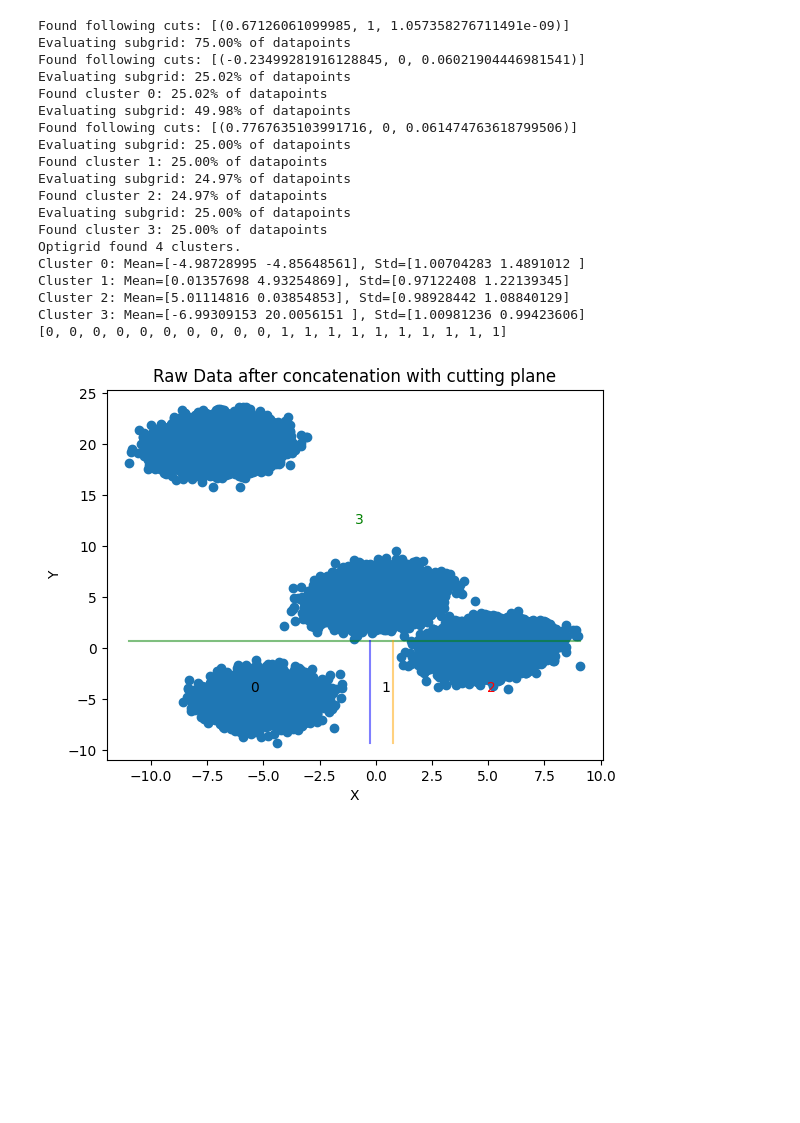
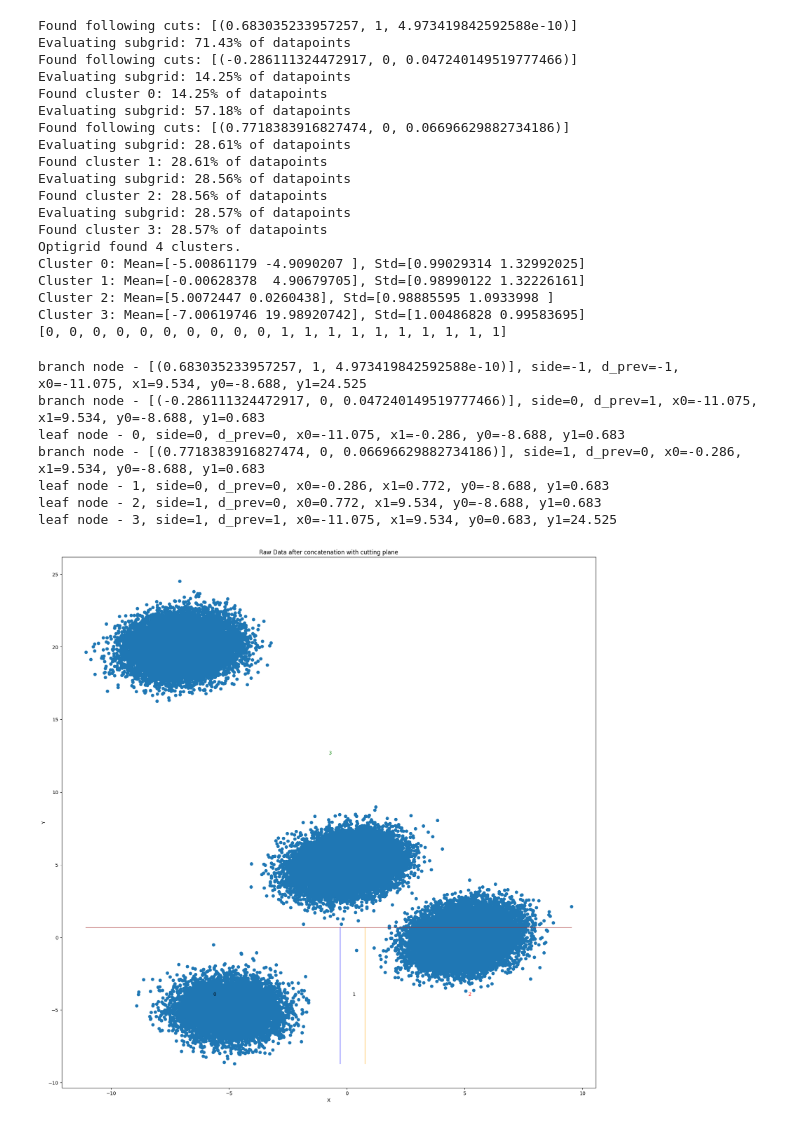
Before and after one commit to krisrjensen/csc730, a Jupyter notebook: assignment 3/20240204_optigrid_assignment3.ipynb, the cells around one changed output. Drawn from its saved outputs; the diff is of its cells as text; code cells hidden in the pictures; blank space fills up the shorter version.

```diff
--- a/assignment 3/20240204_optigrid_assignment3.ipynb
+++ b/assignment 3/20240204_optigrid_assignment3.ipynb
@@ -361,12 +361,12 @@ def generate_cluster_labels(num_clusters):
 
 
 
-num_clusters = 25
+num_clusters = 3
 min_val = -20   # min and max values for the cluster centers
 max_val = 20
-total_points = 1000
+total_points = 100
 mean_distance = 9.0
-std_dev_distance = 3
+std_dev_distance = 2
 
 # Generate cluster labels
 cluster_label_set = generate_cluster_labels(num_clusters)
@@ -519,6 +517,9 @@ import matplotlib.pyplot as plt
 
 from optigrid import optigrid
 
+
+#random seed 42
+np.random.seed(42)
 
 
 # First, generate two separate normal distributions and noise
@@ -551,7 +552,7 @@ noise = np.random.uniform(low=noise_low, high=noise_high, size=(noise_samples, 2
 data = np.concatenate((normal1, normal2, normal3, normal4))#, noise))
 
 # Weight the samples from the first population twice as high
-weights = np.array([2] * normal1_samples + [1] * normal2_samples + [1] * normal3_samples + [1] * normal4_samples)
+weights = np.array([1] * normal1_samples + [1] * normal2_samples + [1] * normal3_samples + [1] * normal4_samples)
 
 # Now we want to standard scale our data. Although it is not necessary, it is recommended for better selection of the parameters and uniform importance of the dimensions.
 data_scaled = (data - np.mean(data, axis=0)) / np.std(data, axis=0)
@@ -591,29 +592,29 @@ print(result)
 ###     [0, 0, 0, 0, 0, 0, 0, 0, 0, 0, 1, 1, 1, 1, 1, 1, 1, 1, 1, 1]
 ### The first ten values belong to the zeroth cluster and the latter ten to the second cluster as expected
 # %% [output]
-Found following cuts: [(0.67126061099985, 1, 1.057358276711491e-09)]
-Evaluating subgrid: 75.00% of datapoints
-Found following cuts: [(-0.23499281916128845, 0, 0.06021904446981541)]
-Evaluating subgrid: 25.02% of datapoints
-Found cluster 0: 25.02% of datapoints
-Evaluating subgrid: 49.98% of datapoints
-Found following cuts: [(0.7767635103991716, 0, 0.061474763618799506)]
-Evaluating subgrid: 25.00% of datapoints
-Found cluster 1: 25.00% of datapoints
-Evaluating subgrid: 24.97% of datapoints
-Found cluster 2: 24.97% of datapoints
-Evaluating subgrid: 25.00% of datapoints
-Found cluster 3: 25.00% of datapoints
+Found following cuts: [(0.683035233957257, 1, 4.973419842592588e-10)]
+Evaluating subgrid: 71.43% of datapoints
+Found following cuts: [(-0.286111324472917, 0, 0.047240149519777466)]
+Evaluating subgrid: 14.25% of datapoints
+Found cluster 0: 14.25% of datapoints
+Evaluating subgrid: 57.18% of datapoints
+Found following cuts: [(0.7718383916827474, 0, 0.06696629882734186)]
+Evaluating subgrid: 28.61% of datapoints
+Found cluster 1: 28.61% of datapoints
+Evaluating subgrid: 28.56% of datapoints
+Found cluster 2: 28.56% of datapoints
+Evaluating subgrid: 28.57% of datapoints
+Found cluster 3: 28.57% of datapoints
 Optigrid found 4 clusters.
-Cluster 0: Mean=[-4.98728995 -4.85648561], Std=[1.00704283 1.4891012 ]
-Cluster 1: Mean=[0.01357698 4.93254869], Std=[0.97122408 1.22139345]
-Cluster 2: Mean=[5.01114816 0.03854853], Std=[0.98928442 1.08840129]
-Cluster 3: Mean=[-6.99309153 20.0056151 ], Std=[1.00981236 0.99423606]
+Cluster 0: Mean=[-5.00861179 -4.9090207 ], Std=[0.99029314 1.32992025]
+Cluster 1: Mean=[-0.00628378  4.90679705], Std=[0.98990122 1.32226161]
+Cluster 2: Mean=[5.0072447 0.0260438], Std=[0.98885595 1.0933998 ]
+Cluster 3: Mean=[-7.00619746 19.98920742], Std=[1.00486828 0.99583695]
 [0, 0, 0, 0, 0, 0, 0, 0, 0, 0, 1, 1, 1, 1, 1, 1, 1, 1, 1, 1]
 # %%
 #create 3d plot of the data
 
-fig = plt.figure()
+fig = plt.figure(figsize=(20,20))
 ax = fig.add_subplot(111)
 ax.scatter(data[:,0], data[:,1])
 ax.set_xlabel('X')
@@ -630,6 +631,7 @@ def plot_cutting_planes(ax, node, side, d_prev, x0, x1, y0, y1):
         return
 
     if  node.cutting_planes is None:
+        print(f'leaf node - {node.cluster_index}, {side=}, {d_prev=}, {x0=:1.3f}, {x1=:1.3f}, {y0=:1.3f}, {y1=:1.3f}')
         if d_prev == 0:
             if side == 0: #left
                 ax.text((x0+x1)/2, (y0+y1)/2, f'{node.cluster_index}', color='black')
@@ -641,6 +643,8 @@ def plot_cutting_planes(ax, node, side, d_prev, x0, x1, y0, y1):
             else: #top
                 ax.text((x1+x0)/2, (y1+y0)/2, f'{node.cluster_index}', color='green')
         return
+    else:
+        print(f'branch node - {node.cutting_planes}, {side=}, {d_prev=}, {x0=:1.3f}, {x1=:1.3f}, {y0=:1.3f}, {y1=:1.3f}')
 
     for cutting_plane in node.cutting_planes:
         if cutting_plane[1] == 0:
@@ -657,33 +661,40 @@ def plot_cutting_planes(ax, node, side, d_prev, x0, x1, y0, y1):
 
         elif cutting_plane[1] == 1:
             x =  np.linspace(x0, x1, n_points)
             y = cutting_plane[0] * np.ones(n_points)
 
             if side == 0: #bottom
                 ax.plot(x, y, alpha=0.5, c='green')
                 #ax.text((x0+x1)/2, y[0], f'{cutting_plane[0]:.1f}', color='black')
             else:
-                ax.plot(x, y, alpha=0.5, c='yellow')
+                ax.plot(x, y, alpha=0.5, c='brown')
                 #ax.text((x0+x1)/2, y[0], f'{cutting_plane[0]:.1f}', color='red')
 
 
         for child_side, child in enumerate(node.subgrids):
             if child_side == 0:
                 if cutting_plane[1] == 0:
                     plot_cutting_planes(ax, child, child_side, cutting_plane[1], x0, cutting_plane[0], y0, y1)
                 elif cutting_plane[1] == 1:
                     plot_cutting_planes(ax, child, child_side, cutting_plane[1], x0, x1, y0, cutting_plane[0])
             else:
                 if cutting_plane[1] == 0:
                     plot_cutting_planes(ax, child, child_side, cutting_plane[1], cutting_plane[0], x1, y0, y1)
                 elif cutting_plane[1] == 1:
                     plot_cutting_planes(ax, child, child_side, cutting_plane[1], x0, x1, cutting_plane[0], y1)
 
 
-plot_cutting_planes(ax, optigrid_test.root, side=0, d_prev=0, x0=np.min(data[:,0]), x1=np.max(data[:,0]), y0=np.min(data[:,1]), y1=np.max(data[:,1]))
+plot_cutting_planes(ax, optigrid_test.root, side=-1, d_prev=-1, x0=np.min(data[:,0]), x1=np.max(data[:,0]), y0=np.min(data[:,1]), y1=np.max(data[:,1]))
 
 ax.title.set_text('Raw Data after concatenation with cutting plane')
 
 plt.show()
 # %% [output]
+branch node - [(0.683035233957257, 1, 4.973419842592588e-10)], side=-1, d_prev=-1, x0=-11.075, x1=9.534, y0=-8.688, y1=24.525
+branch node - [(-0.286111324472917, 0, 0.047240149519777466)], side=0, d_prev=1, x0=-11.075, x1=9.534, y0=-8.688, y1=0.683
+leaf node - 0, side=0, d_prev=0, x0=-11.075, x1=-0.286, y0=-8.688, y1=0.683
+branch node - [(0.7718383916827474, 0, 0.06696629882734186)], side=1, d_prev=0, x0=-0.286, x1=9.534, y0=-8.688, y1=0.683
+leaf node - 1, side=0, d_prev=0, x0=-0.286, x1=0.772, y0=-8.688, y1=0.683
+leaf node - 2, side=1, d_prev=0, x0=0.772, x1=9.534, y0=-8.688, y1=0.683
+leaf node - 3, side=1, d_prev=1, x0=-11.075, x1=9.534, y0=0.683, y1=24.525
-[figure, old version]
+[figure, new version]
```
Also changed, not shown: parts of 10 cells of this notebook, 10 other files.
